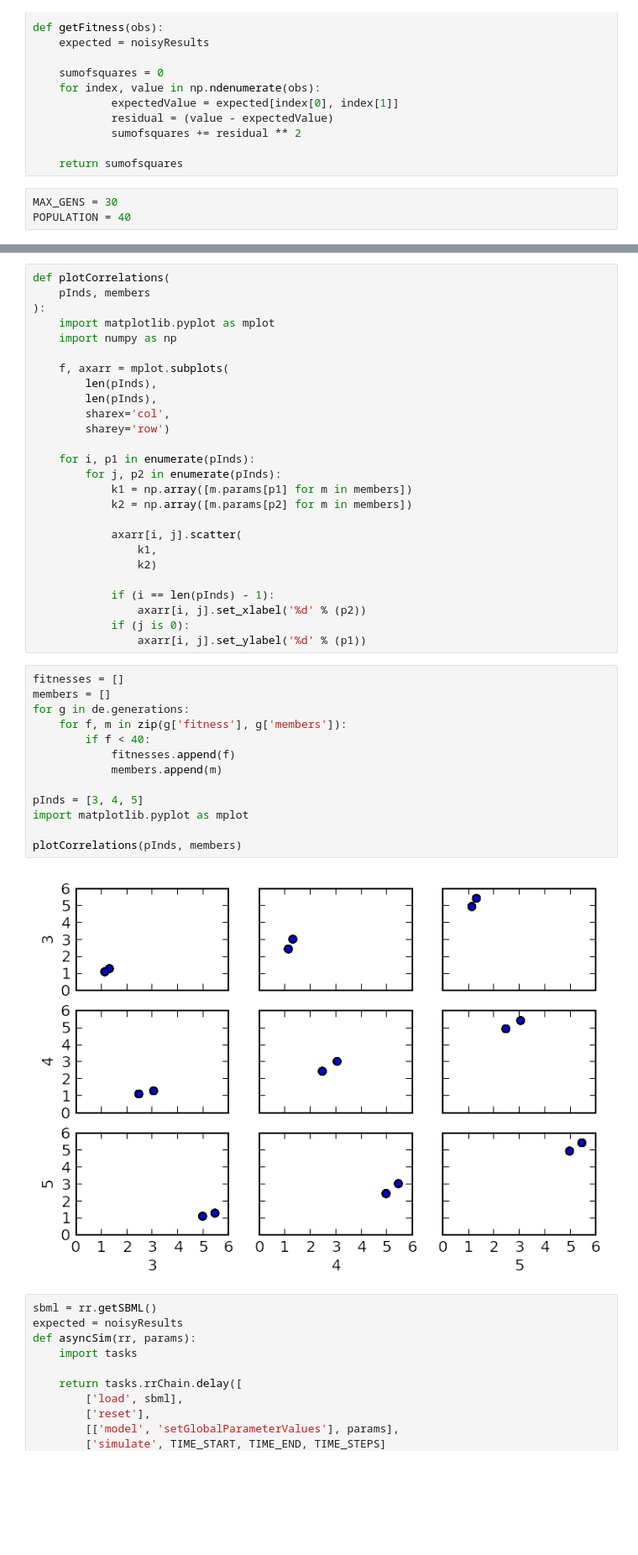
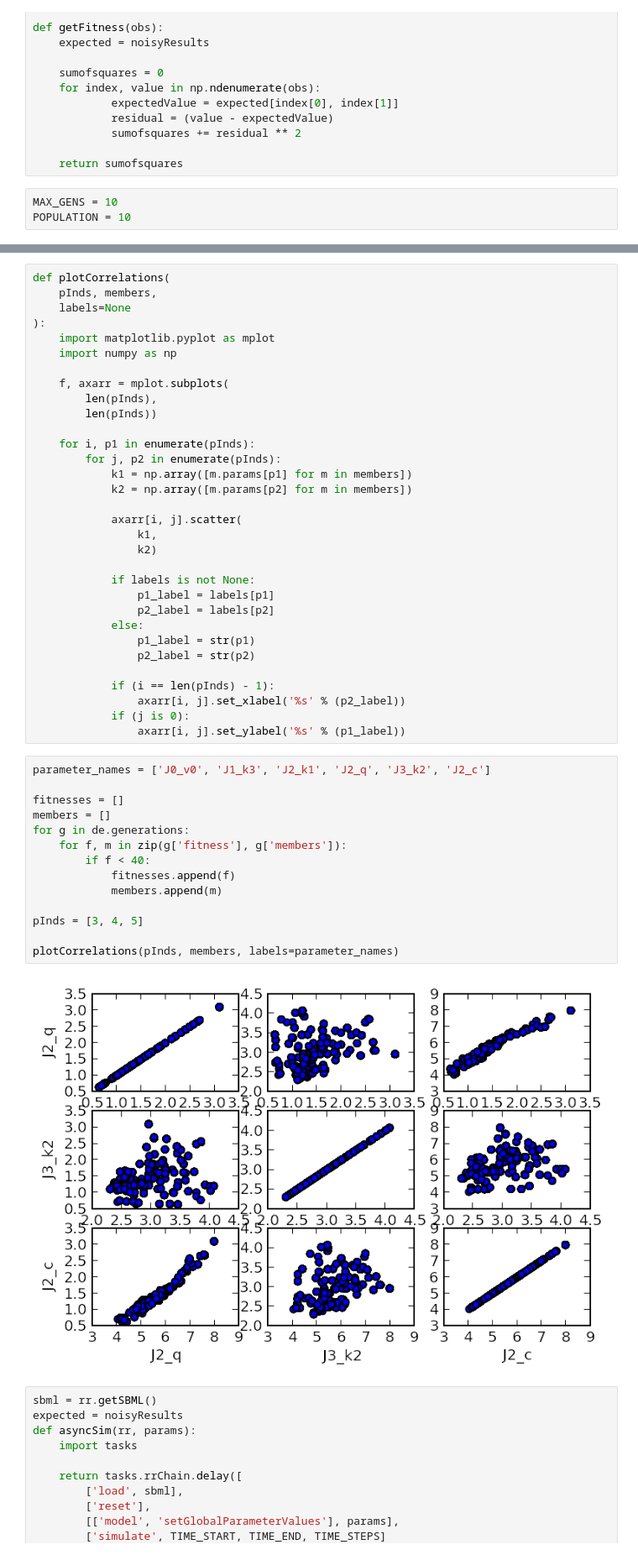
Before and after one commit to stanleygu/ipython-notebook-tools, a Jupyter notebook: examples.ipynb, the cells around one changed output, grey strips where cells are left out. Shown: that part at 84% size. Drawn from its saved outputs; the diff is of its cells as text; blank space fills up the shorter version.

```diff
--- a/examples.ipynb
+++ b/examples.ipynb
@@ -74,6 +77,6 @@ def getFitness(obs):
 
     return sumofsquares
 # %%
-MAX_GENS = 30
-POPULATION = 40
+MAX_GENS = 10
+POPULATION = 10
 # %%
@@ -100,15 +108,14 @@ ValueError: Attempted relative import in non-package
 # %%
 def plotCorrelations(
-    pInds, members
+    pInds, members,
+    labels=None
 ):
     import matplotlib.pyplot as mplot
     import numpy as np
 
     f, axarr = mplot.subplots(
         len(pInds),
-        len(pInds),
-        sharex='col',
-        sharey='row')
+        len(pInds))
 
     for i, p1 in enumerate(pInds):
         for j, p2 in enumerate(pInds):
@@ -119,25 +126,33 @@ def plotCorrelations(
                 k1,
                 k2)
 
+            if labels is not None:
+                p1_label = labels[p1]
+                p2_label = labels[p2]
+            else:
+                p1_label = str(p1)
+                p2_label = str(p2)
+
             if (i == len(pInds) - 1):
-                axarr[i, j].set_xlabel('%d' % (p2))
+                axarr[i, j].set_xlabel('%s' % (p2_label))
             if (j is 0):
-                axarr[i, j].set_ylabel('%d' % (p1))
+                axarr[i, j].set_ylabel('%s' % (p1_label))
 # %%
+parameter_names = ['J0_v0', 'J1_k3', 'J2_k1', 'J2_q', 'J3_k2', 'J2_c']
+
 fitnesses = []
 members = []
 for g in de.generations:
     for f, m in zip(g['fitness'], g['members']):
         if f < 40:
             fitnesses.append(f)
             members.append(m)
 
 pInds = [3, 4, 5]
-import matplotlib.pyplot as mplot
 
-plotCorrelations(pInds, members)
+plotCorrelations(pInds, members, labels=parameter_names)
 # %% [output]
-[figure, old version]
+[figure, new version]
 # %%
 sbml = rr.getSBML()
 expected = noisyResults
```
Also changed, not shown: parts of 9 cells of this notebook, 1 other file.
